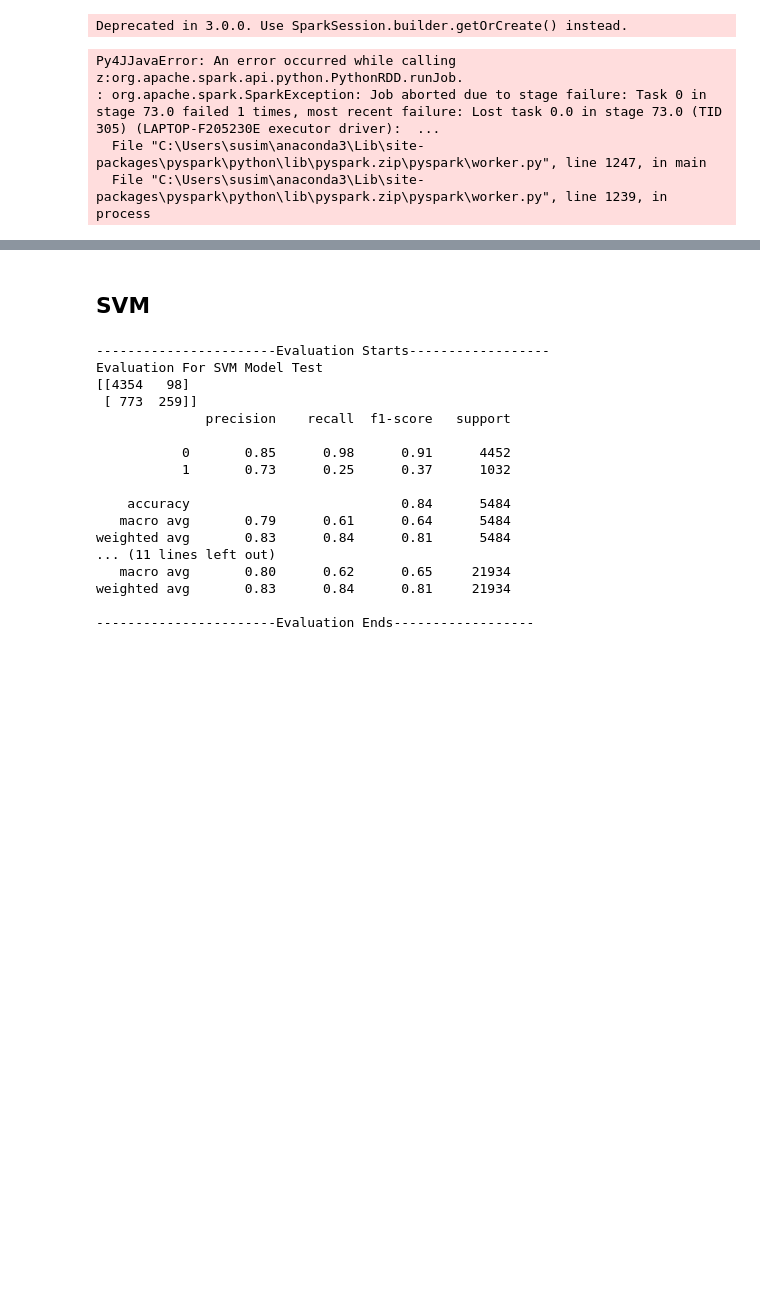
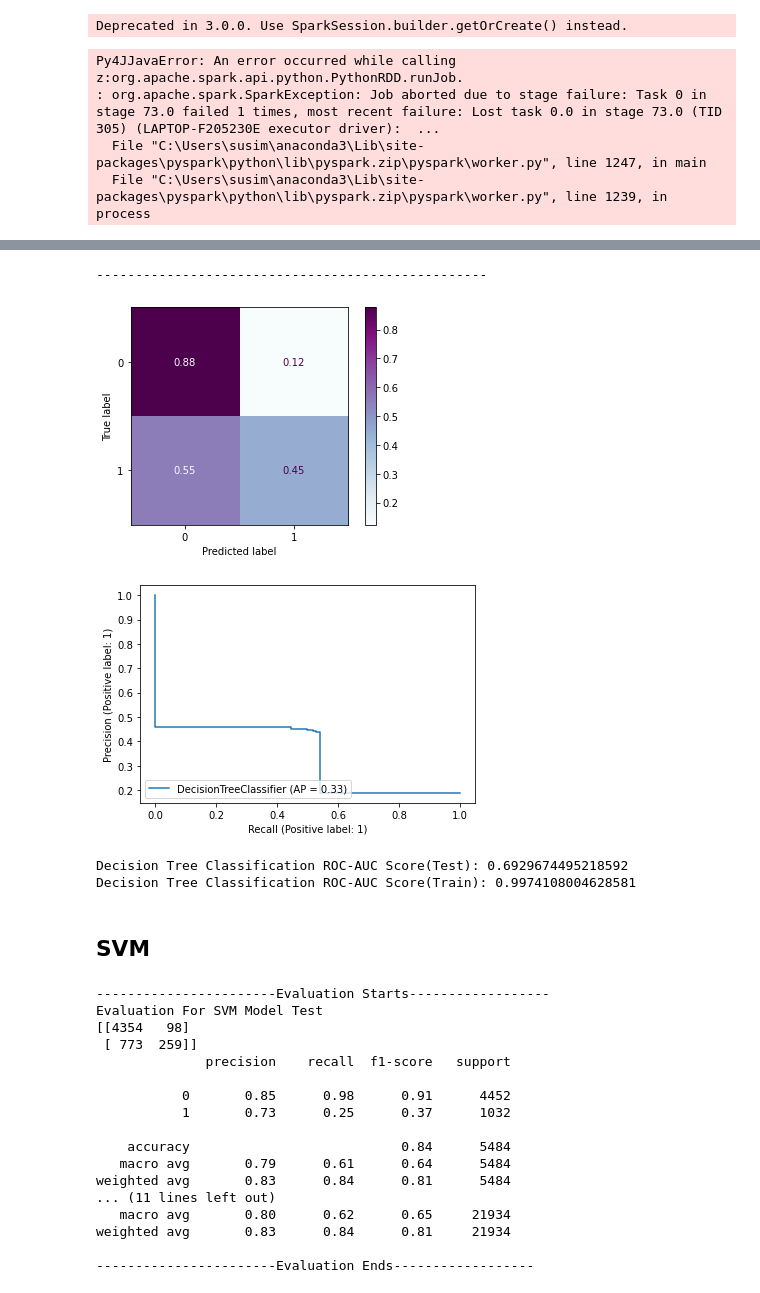
Before and after one commit to atharvawadekar/Adult-census-income-classification, a Jupyter notebook: phase2_model.ipynb, the cells around one changed output, grey strips where cells are left out. Drawn from its saved outputs; the diff is of its cells as text; code cells hidden in the pictures; blank space fills up the shorter version.

```diff
--- a/phase2_model.ipynb
+++ b/phase2_model.ipynb
@@ -1991,3 +2057,8 @@ Py4JJavaError: An error occurred while calling z:org.apache.spark.api.python.Pyt
 : org.apache.spark.SparkException: Job aborted due to stage failure: Task 0 in stage 73.0 failed 1 times, most recent failure: Lost task 0.0 in stage 73.0 (TID 305) (LAPTOP-F205230E executor driver):  ...
   File "C:\Users\susim\anaconda3\Lib\site-packages\pyspark\python\lib\pyspark.zip\pyspark\worker.py", line 1247, in main
   File "C:\Users\susim\anaconda3\Lib\site-packages\pyspark\python\lib\pyspark.zip\pyspark\worker.py", line 1239, in process
+# %%
+from sklearn.tree import DecisionTreeClassifier
+tree_model = DecisionTreeClassifier()
+tree_model.fit(X_train, y_train)
+y_pred=tree_model.predict(X_test)
@@ -1994,3 +2085,15 @@ Py4JJavaError: An error occurred while calling z:org.apache.spark.api.python.Pyt
+# %%
+tree_matrix, tree_prCurve = printRocAucCurve(tree_model, X_test, y_test, tree_model.predict_proba(X_test), "Tree Regression")
+# %% [output]
+--------------------------------------------------
+[figure, added]
+[figure, added]
+# %%
+print('Decision Tree Classification ROC-AUC Score(Test):', roc_auc_score(y_test, tree_model.predict_proba(X_test)[:,1]))
+print('Decision Tree Classification ROC-AUC Score(Train):', roc_auc_score(y_train, tree_model.predict_proba(X_train)[:,1]))
+# %% [output]
+Decision Tree Classification ROC-AUC Score(Test): 0.6929674495218592
+Decision Tree Classification ROC-AUC Score(Train): 0.9974108004628581
 # %% [markdown]
 ## SVM
 # %%
```
Also changed, not shown: parts of 9 cells of this notebook.
